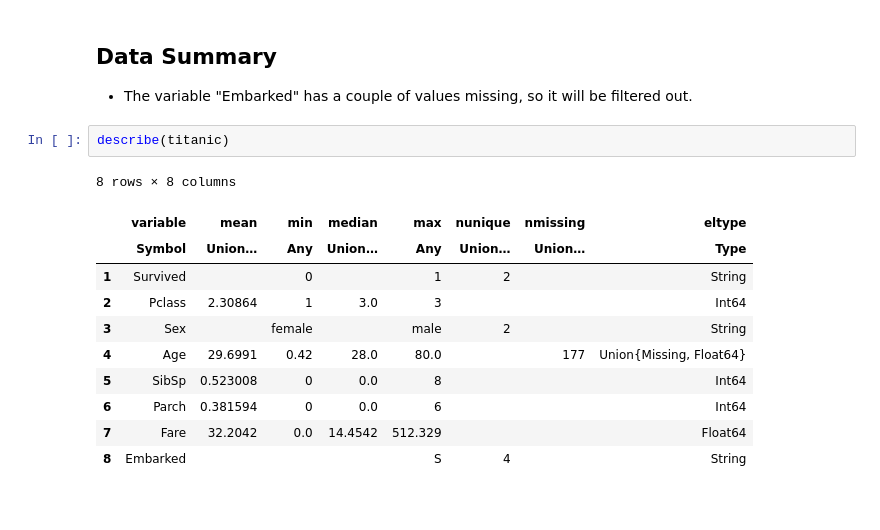
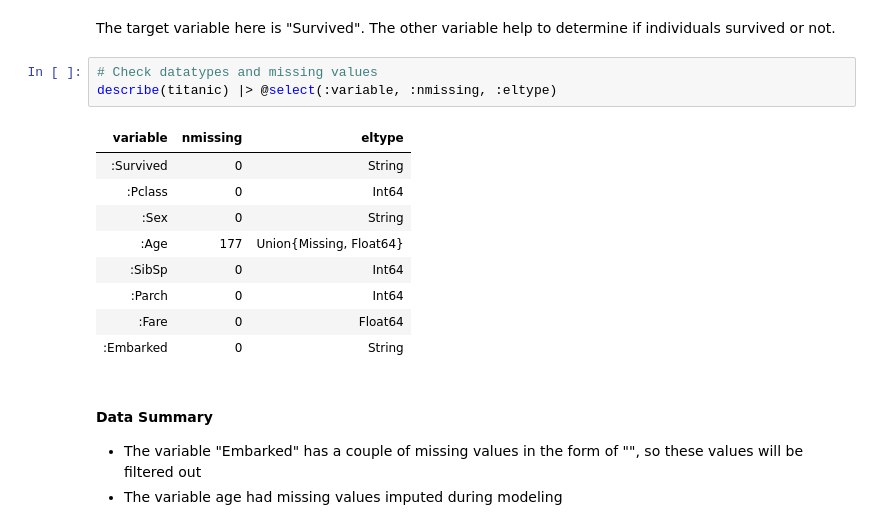
Before and after one commit to ronbactawar/Projects, a Jupyter notebook: titanic/Titanic.ipynb, the cells around one changed output. Drawn from its saved outputs; the diff is of its cells as text.

```diff
--- a/titanic/Titanic.ipynb
+++ b/titanic/Titanic.ipynb
@@ -19,18 +58,20 @@ DataFrame;
+# %% [markdown]
+The target variable here is "Survived".  The other variable help to determine if individuals survived or not.
+# %%
+# Check datatypes and missing values
+describe(titanic) |> @select(:variable, :nmissing, :eltype)
+# %% [output]
+| variable | nmissing | eltype |
+| :Survived | 0 | String |
+| :Pclass | 0 | Int64 |
+| :Sex | 0 | String |
+| :Age | 177 | Union{Missing, Float64} |
+| :SibSp | 0 | Int64 |
+| :Parch | 0 | Int64 |
+| :Fare | 0 | Float64 |
+| :Embarked | 0 | String |
 # %% [markdown]
-## Data Summary
+#### Data Summary
 
-* The variable "Embarked" has a couple of values missing, so it will be filtered out.
+* The variable "Embarked" has a couple of missing values in the form of "", so these values will be filtered out
+* The variable age had missing values imputed during modeling
-# %%
-describe(titanic)
-# %% [output]
-8 rows × 8 columns
-|  | variable | mean | min | median | max | nunique | nmissing | eltype |
-|  | Symbol | Union… | Any | Union… | Any | Union… | Union… | Type |
-| 1 | Survived |  | 0 |  | 1 | 2 |  | String |
-| 2 | Pclass | 2.30864 | 1 | 3.0 | 3 |  |  | Int64 |
-| 3 | Sex |  | female |  | male | 2 |  | String |
-| 4 | Age | 29.6991 | 0.42 | 28.0 | 80.0 |  | 177 | Union{Missing, Float64} |
-| 5 | SibSp | 0.523008 | 0 | 0.0 | 8 |  |  | Int64 |
-| 6 | Parch | 0.381594 | 0 | 0.0 | 6 |  |  | Int64 |
-| 7 | Fare | 32.2042 | 0.0 | 14.4542 | 512.329 |  |  | Float64 |
-| 8 | Embarked |  |  |  | S | 4 |  | String |
```
Also changed, not shown: parts of 45 cells of this notebook.
